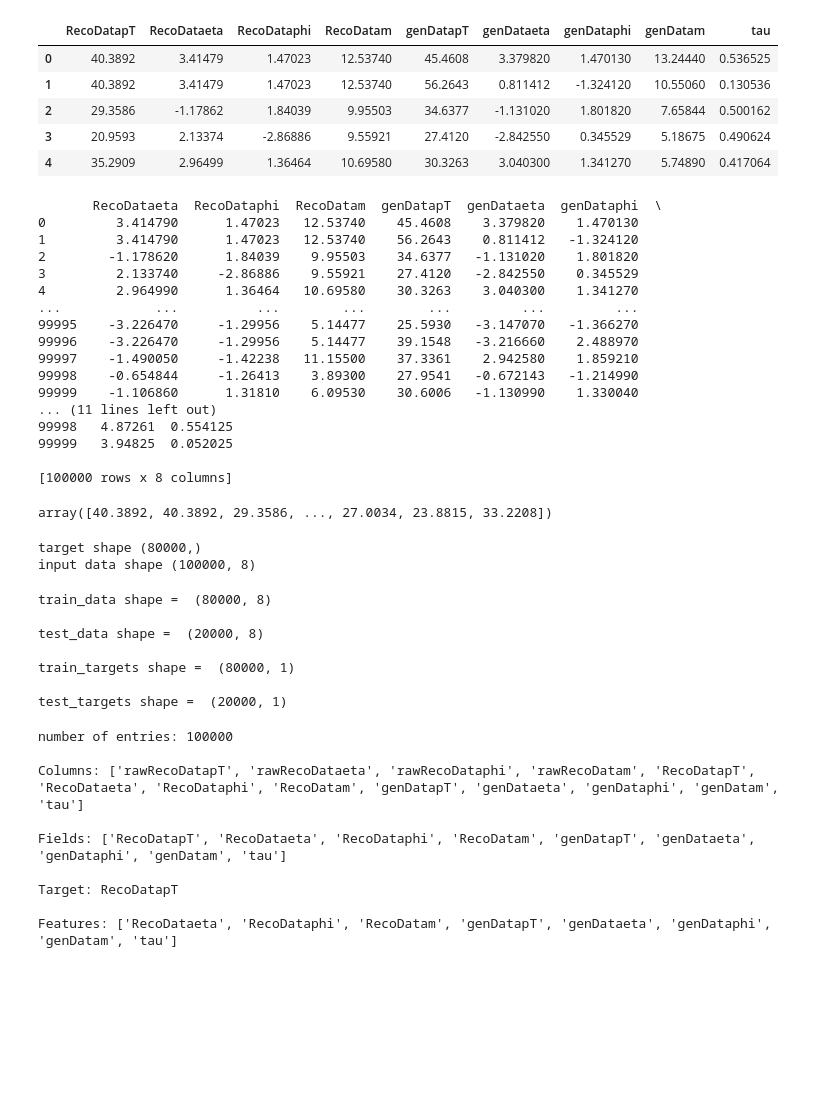
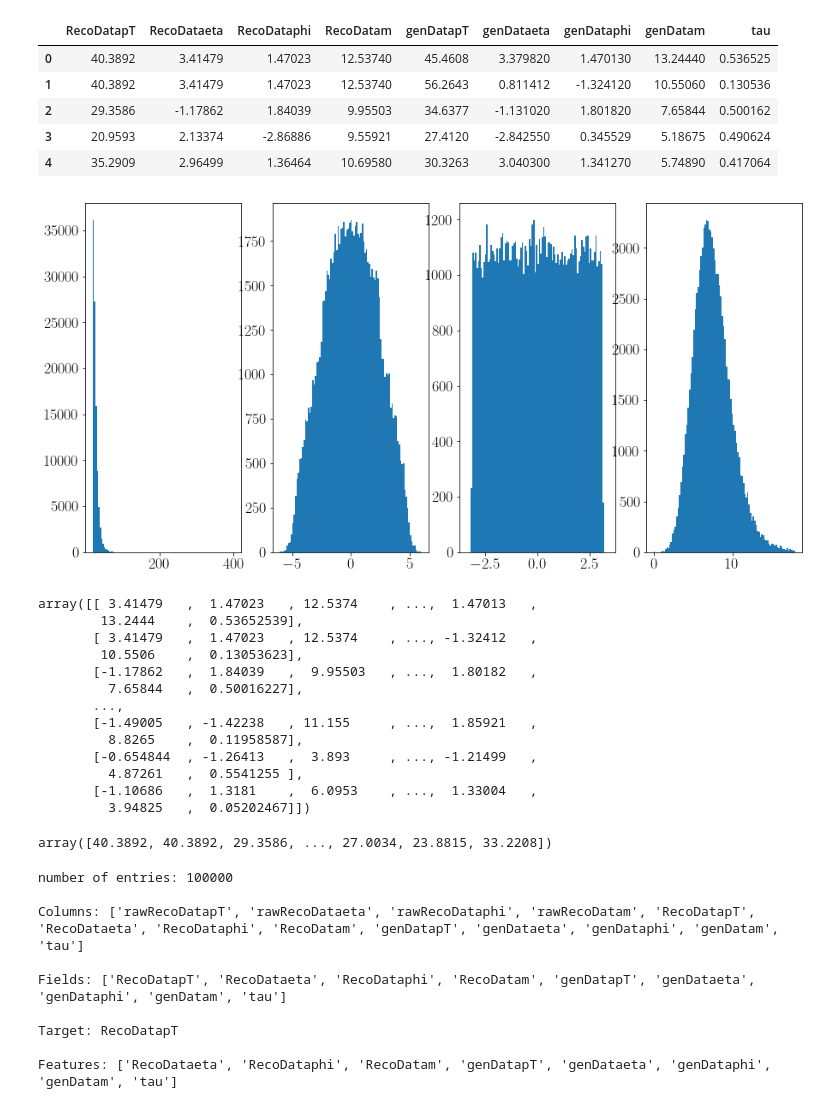
Before and after one commit to AliAlkadhim/IQN_HEP, a Jupyter notebook: Estimate_pT_IQN.ipynb, the cells around one changed output. Saved outputs shown, nothing was run; the diff lists cells and outputs as text; code cells hidden in the pictures; blank space fills up the shorter version.

```diff
--- a/Estimate_pT_IQN.ipynb
+++ b/Estimate_pT_IQN.ipynb
@@ -74,6 +75,15 @@ df.head()
 | 2 | 29.3586 | -1.17862 | 1.84039 | 9.95503 | 34.6377 | -1.131020 | 1.801820 | 7.65844 | 0.500162 |
 | 3 | 20.9593 | 2.13374 | -2.86886 | 9.55921 | 27.4120 | -2.842550 | 0.345529 | 5.18675 | 0.490624 |
 | 4 | 35.2909 | 2.96499 | 1.36464 | 10.69580 | 30.3263 | 3.040300 | 1.341270 | 5.74890 | 0.417064 |
+# %%
+fig, ax = plt.subplots(1,4, figsize=(15,7.5))
+ax[0].hist(df.RecoDatapT,bins=100)
+ax[1].hist(df.RecoDataeta,bins=100)
+ax[2].hist(df.RecoDataphi,bins=100, range=(-3.4,3.4))
+ax[3].hist(df.RecoDatam,bins=100, range=(0,18))
+plt.show()
+# %% [output]
+[figure, added]
 # %%
 levels = ['genData', 'RecoData']
 kinematics=['pT','eta','phi','m']
@@ -81,26 +91,22 @@ targets = kinematics#for reco level, but same names
 Networks = ['RecoNN', 'genNN']
 
 target = df['RecoDatapT'].to_numpy()
-data =  df.drop('RecoDatapT', axis=1)
+data =  df.drop('RecoDatapT', axis=1).to_numpy()
 data
 # %% [output]
-       RecoDataeta  RecoDataphi  RecoDatam  genDatapT  genDataeta  genDataphi  \
-0         3.414790      1.47023   12.53740    45.4608    3.379820    1.470130
-1         3.414790      1.47023   12.53740    56.2643    0.811412   -1.324120
-2        -1.178620      1.84039    9.95503    34.6377   -1.131020    1.801820
-3         2.133740     -2.86886    9.55921    27.4120   -2.842550    0.345529
-4         2.964990      1.36464   10.69580    30.3263    3.040300    1.341270
-...            ...          ...        ...        ...         ...         ...
-99995    -3.226470     -1.29956    5.14477    25.5930   -3.147070   -1.366270
-99996    -3.226470     -1.29956    5.14477    39.1548   -3.216660    2.488970
-99997    -1.490050     -1.42238   11.15500    37.3361    2.942580    1.859210
-99998    -0.654844     -1.26413    3.89300    27.9541   -0.672143   -1.214990
-99999    -1.106860      1.31810    6.09530    30.6006   -1.130990    1.330040
-... (11 lines left out)
-99998   4.87261  0.554125
-99999   3.94825  0.052025
-
-[100000 rows x 8 columns]
+array([[ 3.41479   ,  1.47023   , 12.5374    , ...,  1.47013   ,
+        13.2444    ,  0.53652539],
+       [ 3.41479   ,  1.47023   , 12.5374    , ..., -1.32412   ,
+        10.5506    ,  0.13053623],
+       [-1.17862   ,  1.84039   ,  9.95503   , ...,  1.80182   ,
+         7.65844   ,  0.50016227],
+       ...,
+       [-1.49005   , -1.42238   , 11.155     , ...,  1.85921   ,
+         8.8265    ,  0.11958587],
+       [-0.654844  , -1.26413   ,  3.893     , ..., -1.21499   ,
+         4.87261   ,  0.5541255 ],
+       [-1.10686   ,  1.3181    ,  6.0953    , ...,  1.33004   ,
+         3.94825   ,  0.05202467]])
 # %%
 target
 # %% [output]
@@ -111,31 +113,0 @@ train_data, test_data, train_targets, test_targets = train_test_split(data, targ
-# %%
-# train_targets = train_targets.reshape(-1,1)
-# test_targets = test_targets.reshape(-1,1)
-
-print('target shape', train_targets.shape)
-print('input data shape', data.shape)
-# %% [output]
-target shape (80000,)
-input data shape (100000, 8)
-# %%
-train_targets = train_targets.reshape(-1,1)
-test_targets = test_targets.reshape(-1,1)
-
-sets= [train_data, test_data, train_targets, test_targets]
-set_names = ['train_data', 'test_data', 'train_targets', 'test_targets']
-# vnames = [name for name in globals() if globals()[name] is variable]
-
-def variable_string(variable):
-    return [k for k, v in locals().items() if v == variable][0]
-
-for var_name, var in zip(set_names, sets):
-    print(var_name
-          + ' shape = ', var.shape, '\n')
-# %% [output]
-train_data shape =  (80000, 8)
-
-test_data shape =  (20000, 8)
-
-train_targets shape =  (80000, 1)
-
-test_targets shape =  (20000, 1)
```
Also changed, not shown: parts of 22 cells of this notebook, 11 other files.
